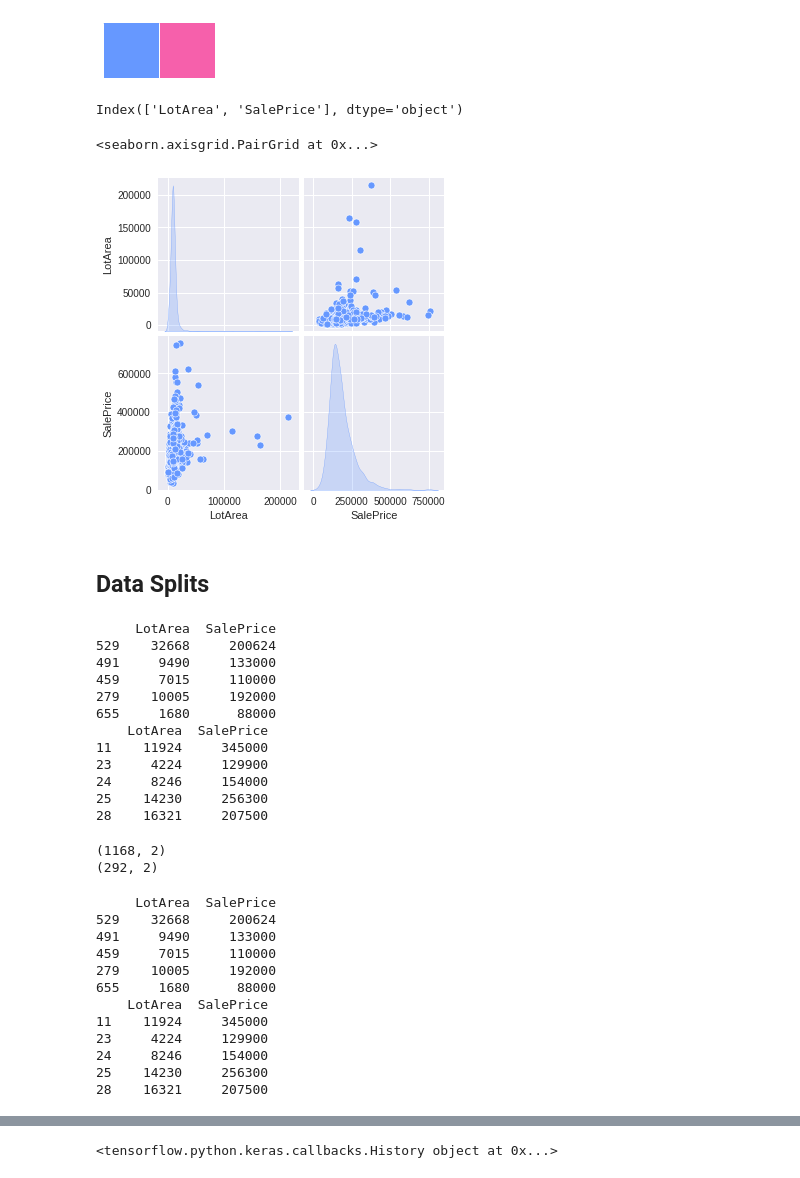
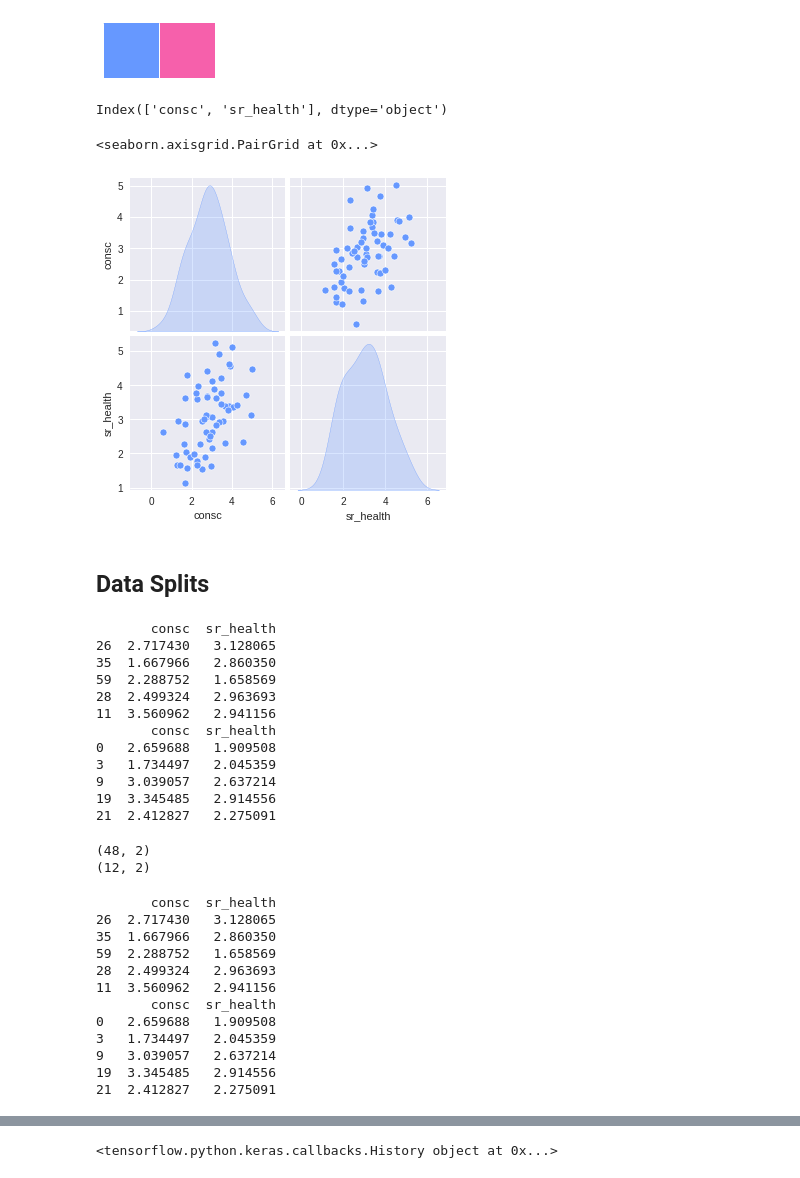
Before and after one commit to ChristianaKiervin/MLnow_2.0, a Jupyter notebook: Univariate Linear Regression Project.ipynb, the cells around one changed output, grey strips where cells are left out. Cells and saved outputs as stored; diff of their text form; code cells hidden in the pictures.

```diff
--- a/Univariate Linear Regression Project.ipynb
+++ b/Univariate Linear Regression Project.ipynb
@@ -36,7 +36,7 @@ import tensorflow as tf #framework
 from tensorflow import keras #API / library
 import os #using os commands between the python language
 # %%
-trainData = pd.read_csv('train.csv') #load the train csv file as dataframe
+trainData = pd.read_csv('consc_health.csv') #load the train csv file as dataframe
 # %%
 trainData.head(10) #print the first ten rows of the train dataframe
 # %% [output]
@@ -59,4 +58,4 @@ $salePrice_i = lotArea_i  \cdot \theta_1 + \theta_0$
 # %%
-uniTrainData = trainData[['LotArea', 'SalePrice']]
+uniTrainData = trainData[['consc', 'sr_health']]
 uniTrainData.head(5)
 # %% [output]
@@ -91,18 +90,18 @@ sns.palplot(sns.color_palette(sns_colors)) #plot the color codes
 # %%
 uniTrainData.columns #columns in the dataframe
 # %% [output]
-Index(['LotArea', 'SalePrice'], dtype='object')
+Index(['consc', 'sr_health'], dtype='object')
 # %%
 #pairplot for all the values
 
 sns.pairplot(uniTrainData,
-             x_vars = ['LotArea', 'SalePrice'],
-             y_vars =  ['LotArea', 'SalePrice'],
+             x_vars = ['consc', 'sr_health'],
+             y_vars =  ['consc', 'sr_health'],
        diag_kind='kde'
              )
 # %% [output]
 <seaborn.axisgrid.PairGrid at 0x...>
-[figure, old version]
+[figure, new version]
 # %% [markdown]
 ## Data Splits
 # %%
@@ -114,24 +113,24 @@ testDataset = uniTrainData.drop(trainDataset.index)
 print(trainDataset.head())
 print(testDataset.head())
 # %% [output]
-     LotArea  SalePrice
-529    32668     200624
-491     9490     133000
-459     7015     110000
-279    10005     192000
-655     1680      88000
-    LotArea  SalePrice
-11    11924     345000
-23     4224     129900
-24     8246     154000
-25    14230     256300
-28    16321     207500
+       consc  sr_health
+26  2.717430   3.128065
+35  1.667966   2.860350
+59  2.288752   1.658569
+28  2.499324   2.963693
+11  3.560962   2.941156
+       consc  sr_health
+0   2.659688   1.909508
+3   1.734497   2.045359
+9   3.039057   2.637214
+19  3.345485   2.914556
+21  2.412827   2.275091
 # %%
 print(trainDataset.shape)
 print(testDataset.shape)
 # %% [output]
-(1168, 2)
-(292, 2)
+(48, 2)
+(12, 2)
 # %%
 #copy the trainDataset dataframe for getting the features
 
@@ -141,18 +140,18 @@ testFeatures = testDataset.copy()
 print(trainFeatures.head())
 print(testFeatures.head())
 # %% [output]
-     LotArea  SalePrice
-529    32668     200624
-491     9490     133000
-459     7015     110000
-279    10005     192000
-655     1680      88000
-    LotArea  SalePrice
-11    11924     345000
-23     4224     129900
-24     8246     154000
-25    14230     256300
-28    16321     207500
+       consc  sr_health
+26  2.717430   3.128065
+35  1.667966   2.860350
+59  2.288752   1.658569
+28  2.499324   2.963693
+11  3.560962   2.941156
+       consc  sr_health
+0   2.659688   1.909508
+3   1.734497   2.045359
+9   3.039057   2.637214
+19  3.345485   2.914556
+21  2.412827   2.275091
 # %%
 #removing the SalePrice column and saving it into the labels variable
 
```
Also changed, not shown: parts of 19 cells of this notebook.
